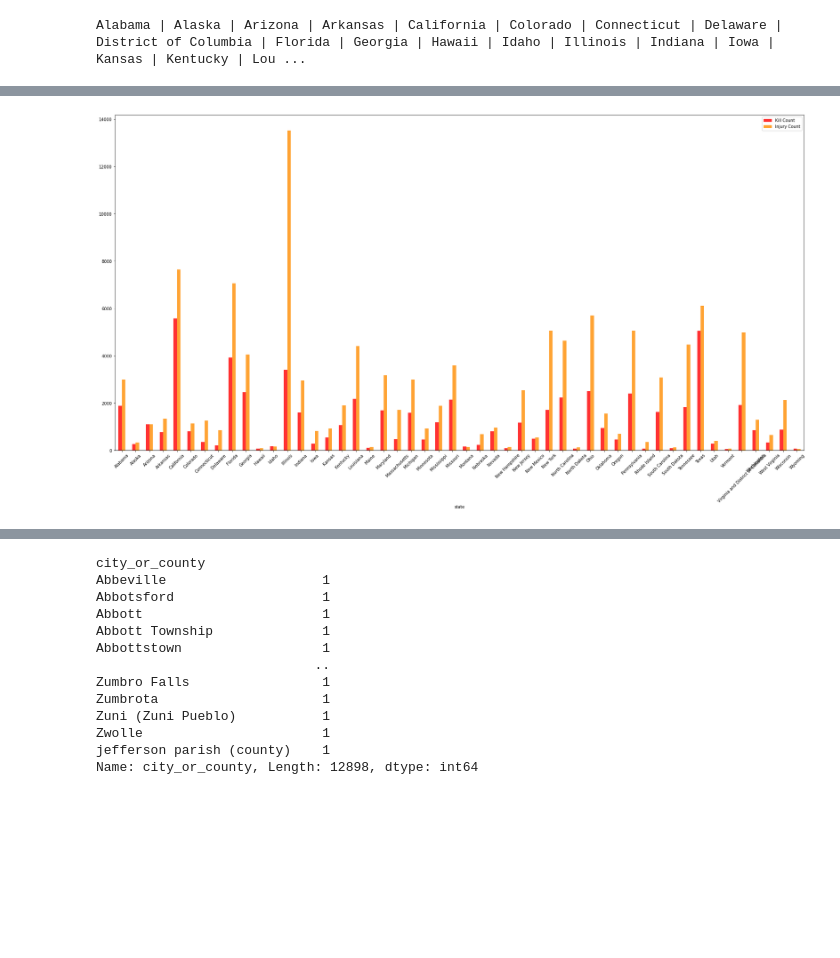
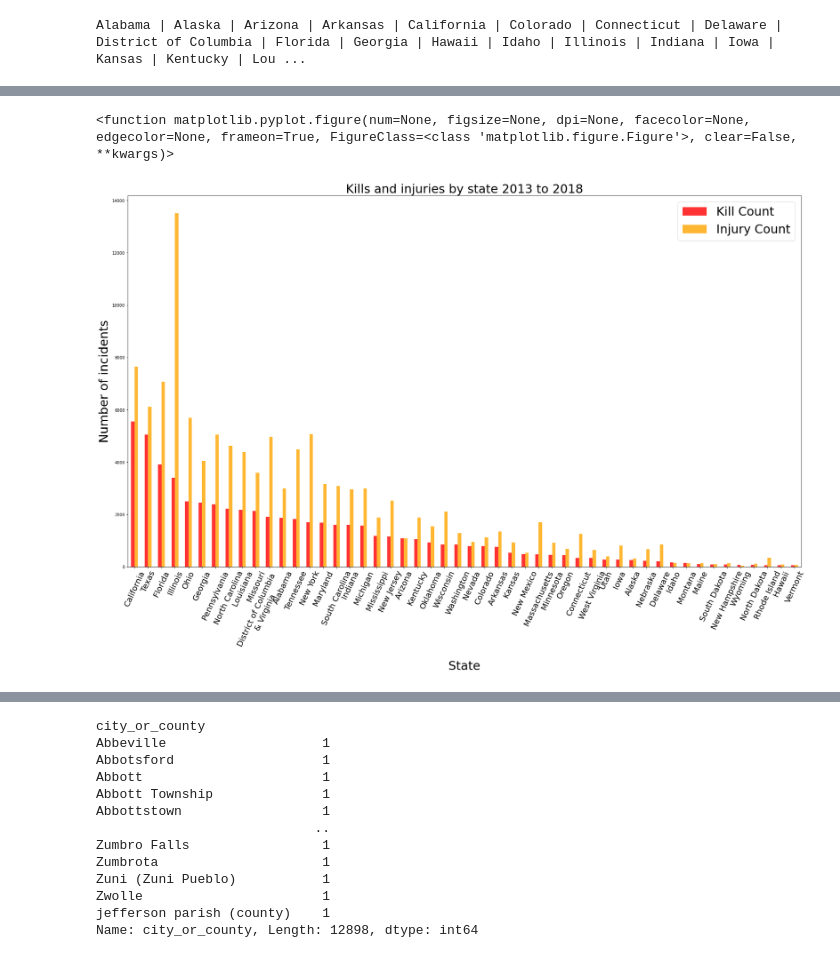
Before and after one commit to Kevin-McConchie/Project-1-Group-2, a Jupyter notebook: gun_violence.ipynb, the cells around one changed output, grey strips where cells are left out. Saved outputs shown, nothing was run; the diff lists cells and outputs as text; code cells hidden in the pictures; blank space fills up the shorter version.

```diff
--- a/gun_violence.ipynb
+++ b/gun_violence.ipynb
@@ -31,8 +63,6 @@ for state in state_casualties:
 Alabama | Alaska | Arizona | Arkansas | California | Colorado | Connecticut | Delaware | District of Columbia | Florida | Georgia | Hawaii | Idaho | Illinois | Indiana | Iowa | Kansas | Kentucky | Lou ...
 # %%
 ## No repeats or errors in data frame. However District of Columbia has been separated out in the data.
-
-
 # kill totals for plotting purposes
 kill_sum = state_casualties["n_killed"].sum()
 
@@ -45,15 +75,10 @@ casualty_sum = pd.DataFrame({"Kill Count":kill_sum,
 
 # combine District of Columbia and Virginia since DC isn't a state
 VirginaDC = casualty_sum.loc[['District of Columbia', 'Virginia']].sum()
-VirginaDC.name="Virginia and District of Columbia"
+VirginaDC.name=f"District of Columbia \n& Virginia\n\n"
 
 # Add New Virginia total to data frame
 casualty_sum = casualty_sum.append(VirginaDC)
 
 # drop disctrict of Columbia from and Virginia since from df
-casualty_sum.drop(["Virginia", 'District of Columbia',], inplace = True )
-
-# sort the data frame so that its alpabetically correct
-casualty_sum = casualty_sum.sort_index(ascending=True)
-
-casualty_sum
+casualty_sum.drop(["Virginia", 'District of Columbia'], inplace = True )
@@ -79,13 +85,16 @@ casualty_sum
 # %%
 # bar plot of injuries and kills by state
+fig_k1 = plt.figure
+colors= ["red","orange"]
+sorted_df =casualty_sum.sort_values(by="Kill Count",ascending=False)
+sorted_df.plot(kind="bar",color= colors,alpha=0.8,figsize=(30, 17))
+plt.xticks(rotation=65, fontsize=20)
+plt.title("Kills and injuries by state 2013 to 2018",fontsize=30)
+plt.ylabel("Number of incidents", fontsize=30)
+plt.xlabel("State",fontsize=30)
+plt.legend(fontsize=30)
 
-# figure size inside brackets
-# from matplotlib.pyplot import figure
-# figure(figsize=(10 , 10), dpi=100)
-colors= ["red","darkorange"]
-casualty_sum.plot(kind="bar",color= colors,alpha=0.8,figsize=(30, 15))
-plt.xticks(rotation=45)
-
-plt.show()
+fig_k1
 # %% [output]
+<function matplotlib.pyplot.figure(num=None, figsize=None, dpi=None, facecolor=None, edgecolor=None, frameon=True, FigureClass=<class 'matplotlib.figure.Figure'>, clear=False, **kwargs)>
-[figure, old version]
+[figure, new version]
```
Also changed, not shown: parts of 11 cells of this notebook.
